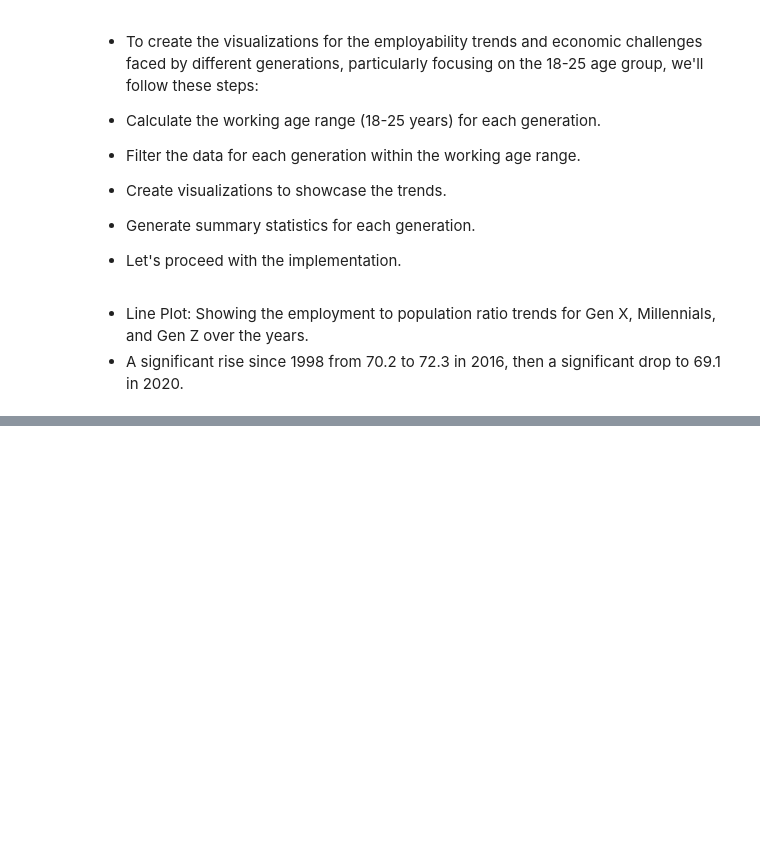
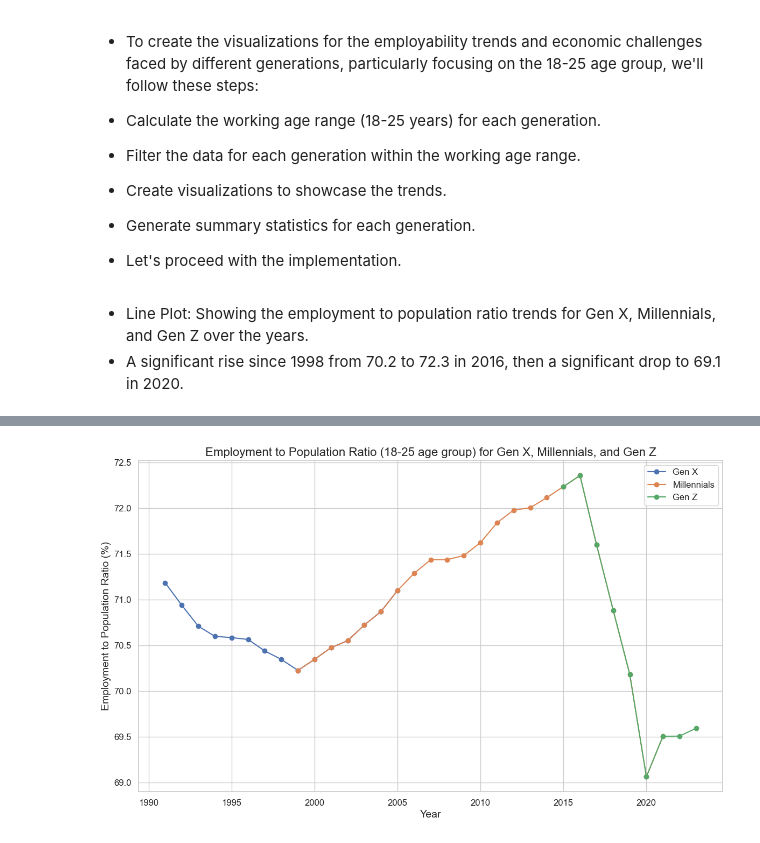
Before and after one commit to VAL-Jerono/Wa_zii, a Jupyter notebook: zee.ipynb, the cells around one changed output, grey strips where cells are left out. Cells and saved outputs as stored; diff of their text form; code cells hidden in the pictures; blank space fills up the shorter version.

```diff
--- a/zee.ipynb
+++ b/zee.ipynb
@@ -296,9 +239,0 @@ print(gen_data['Gen Z'].head())
-# %%
-# Calculate statistics for each generation
-gen_stats = {gen: gen_data[gen]['Employment_to_Population_Ratio'].describe() for gen in gen_data}
-
-# Display the statistics
-for gen in gen_stats:
-    print(f"Statistics for {gen}:")
-    print(gen_stats[gen])
-    print("\n")
@@ -357,0 +334,23 @@ plt.show()
+# %%
+# Filter generations from Gen X to Gen Z
+filtered_gens = ['Gen X', 'Millennials', 'Gen Z']
+
+# Set the style for the plots
+sns.set(style="whitegrid")
+
+# Plot the employment to population ratio for Gen X, Millennials, and Gen Z
+plt.figure(figsize=(14, 8))
+
+for gen in filtered_gens:
+    plt.plot(gen_data[gen]['Year'], gen_data[gen]['Employment_to_Population_Ratio'], marker='o', label=gen)
+
+plt.title('Employment to Population Ratio (18-25 age group) for Gen X, Millennials, and Gen Z', fontsize=16)
+plt.xlabel('Year', fontsize=14)
+plt.ylabel('Employment to Population Ratio (%)', fontsize=14)
+plt.legend(fontsize=12)
+plt.grid(True)
+plt.xticks(fontsize=12)
+plt.yticks(fontsize=12)
+plt.show()
+# %% [output]
+[figure, added]
```
Also changed, not shown: parts of 23 cells of this notebook.
